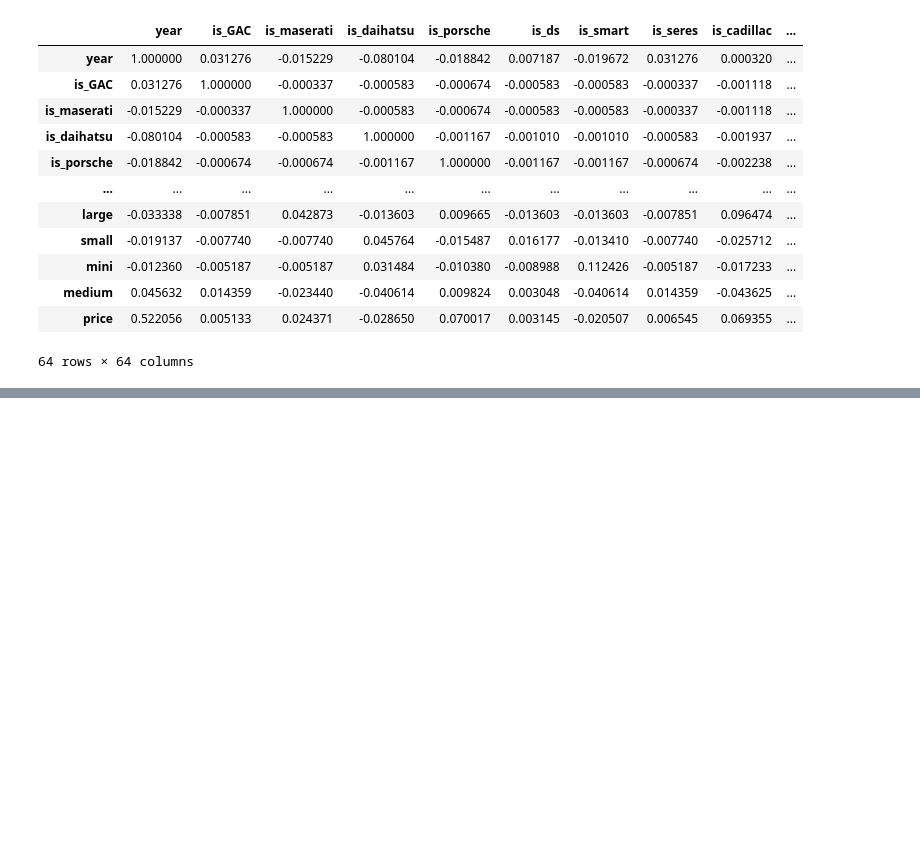
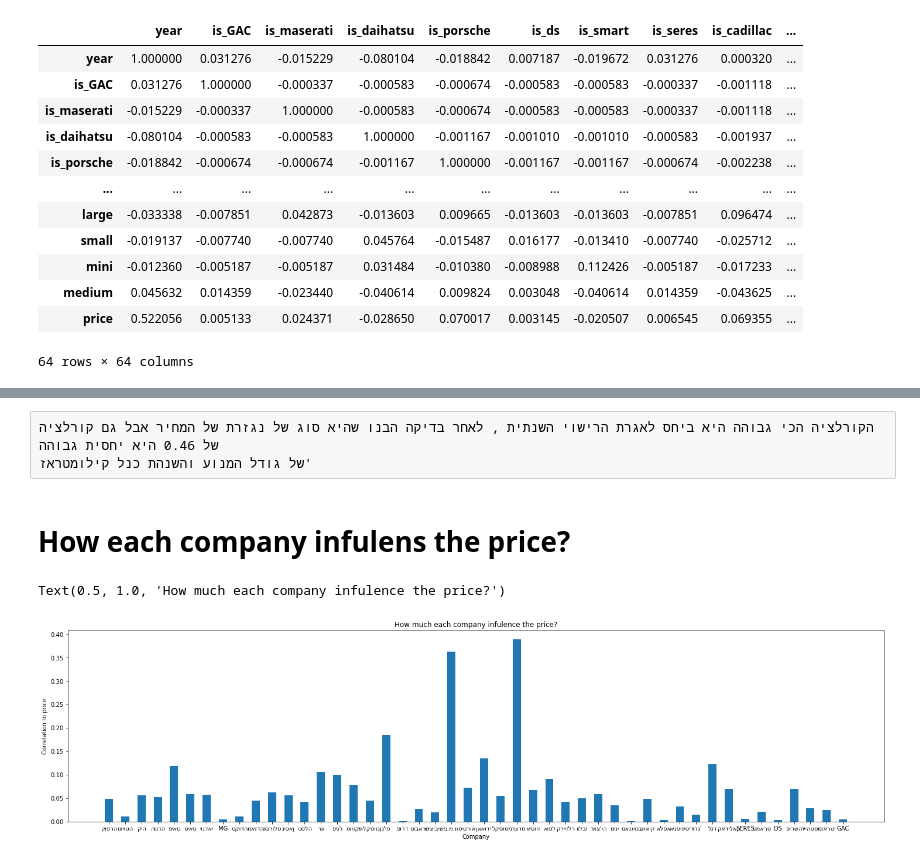
Before and after one commit to OrenAviya/project-semester-a, a Jupyter notebook: exploring the Data.ipynb, the cells around one changed output, grey strips where cells are left out. Saved outputs shown, nothing was run; the diff lists cells and outputs as text; code cells hidden in the pictures; blank space fills up the shorter version.

```diff
--- a/exploring the Data.ipynb
+++ b/exploring the Data.ipynb
@@ -105,0 +111,5 @@ Name: price, Length: 64, dtype: float64
+# %% [raw]
+הקורלציה הכי גבוהה היא ביחס לאגרת הרישוי השנתית , לאחר בדיקה הבנו שהיא סוג של נגזרת של המחיר אבל גם קורלציה של 0.46 היא יחסית גבוהה
+של גודל המנוע והשנהת כנל קילומטראז'
+# %% [markdown]
+# How each company infulens the price?
@@ -105,0 +215,18 @@ Name: price, Length: 64, dtype: float64
+# %%
+car_names = cars.CompanyName.unique()
+corol_com = np.zeros(len(car_names))
+counter = 0
+
+for x in car_names:
+    tempStr = "is_" + itemToEnglish(x)
+    corol_com[counter] = abs(corr_matrix["price"].sort_values(ascending = False)[tempStr])
+    counter = counter+1;
+# %%
+plt.figure(figsize=(25, 6))
+plt.bar(car_names, corol_com, width=0.5)
+plt.xlabel('Company')
+plt.ylabel('Correlation to price')
+plt.title('How much each company infulence the price?')
+# %% [output]
+Text(0.5, 1.0, 'How much each company infulence the price?')
+[figure, added]
```
Also changed, not shown: parts of 6 cells of this notebook.
